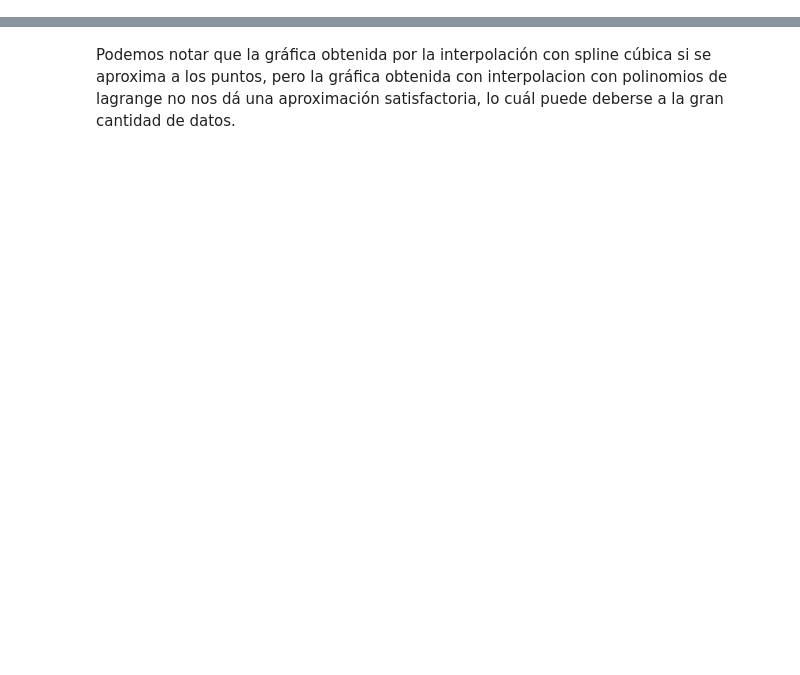
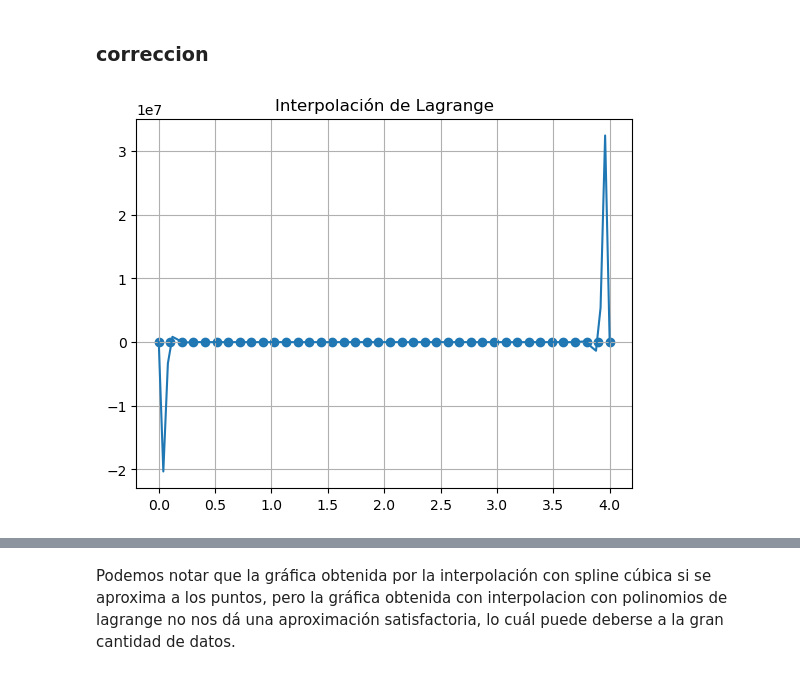
Before and after one commit to Zopiclown/Tareas-FIS1344-1, a Jupyter notebook: Tomás_Troncoso_208123475_Tarea_7.ipynb, the cells around one changed output, grey strips where cells are left out. Saved outputs shown, nothing was run; the diff lists cells and outputs as text; code cells hidden in the pictures; blank space fills up the shorter version.

```diff
--- a/Tomás_Troncoso_208123475_Tarea_7.ipynb
+++ b/Tomás_Troncoso_208123475_Tarea_7.ipynb
@@ -68,0 +69,70 @@ plt.show()
+# %% [markdown]
+### correccion
+# %%
+
+def lagrange(x, puntos):
+    '''
+    Interpola una función que pasa por n puntos como un polinomio
+    de Legendre y lo evalúa en el punto x. Los puntos deben ser
+    dados como una lista de tuplas (xi, f(xi)).
+    '''
+
+    Lis = np.ones(len(puntos))
+    fs = np.ones(len(puntos))
+    for i in range(len(puntos)):
+        fs[i] = puntos[i][1]
+        for j in range(len(puntos)):
+            if j != i:
+                Lis[i] *= (x - puntos[j][0])/(puntos[i][0] - puntos[j][0])
+
+    return sum(fs*Lis)
+
+puntos = np.array([[0.0, 0.8554428669760865],
+ [0.10256410256410256, 0.8192503889643609],
+ [0.20512820512820512, 0.9106698108197717],
+ [0.3076923076923077, 0.8712405328999302],
+ [0.41025641025641024, 1.028882810913172],
+ [0.5128205128205128, 0.9042429634802972],
+ [0.6153846153846154, 0.855131704289422],
+ [0.717948717948718, 0.8320615040511042],
+ [0.8205128205128205, 0.5404161442504423],
+ [0.923076923076923, 0.4607411363876057],
+ [1.0256410256410255, 0.5230079911073856],
+ [1.1282051282051282, 0.4319333734735373],
+ [1.2307692307692308, 0.3194709855419703],
+ [1.3333333333333333, 0.3176511643072673],
+ [1.435897435897436, 0.08845060273327107],
+ [1.5384615384615383, -0.1118729194358061],
+ [1.641025641025641, -0.05123505155215124],
+ [1.7435897435897436, -0.2758484321392249],
+ [1.846153846153846, -0.3354753113897514],
+ [1.9487179487179487, -0.26956032827356446],
+ [2.051282051282051, -0.571247853583287],
+ [2.1538461538461537, -0.7087933751789464],
+ [2.2564102564102564, -0.7346123839017604],
+ [2.358974358974359, -0.9422578154572859],
+ [2.4615384615384617, -0.6839691792454056],
+ [2.564102564102564, -0.9525757587137708],
+ [2.6666666666666665, -0.8747644889180131],
+ [2.769230769230769, -0.9126743380349072],
+ [2.871794871794872, -1.0825927238281552],
+ [2.9743589743589745, -1.0103075868775828],
+ [3.0769230769230766, -0.907399219424252],
+ [3.1794871794871793, -0.851996743383459],
+ [3.282051282051282, -0.9446601118164999],
+ [3.3846153846153846, -1.0173310927863406],
+ [3.4871794871794872, -0.8906772736257376],
+ [3.5897435897435894, -0.896632562845944],
+ [3.692307692307692, -0.8524291153089643],
+ [3.7948717948717947, -0.6563668686292993],
+ [3.8974358974358974, -0.8565509469076233],
+ [4.0, -0.6052319246737182]])
+
+x = np.linspace(0, 4, 100)
+plt.plot(x, [lagrange(xi, puntos) for xi in x])
+plt.scatter(puntos[:,0],puntos[:,1])
+plt.title('Interpolación de Lagrange')
+plt.grid(True)
+plt.show()
+# %% [output]
+[figure, added]
```
Also changed, not shown: parts of 4 cells of this notebook.
